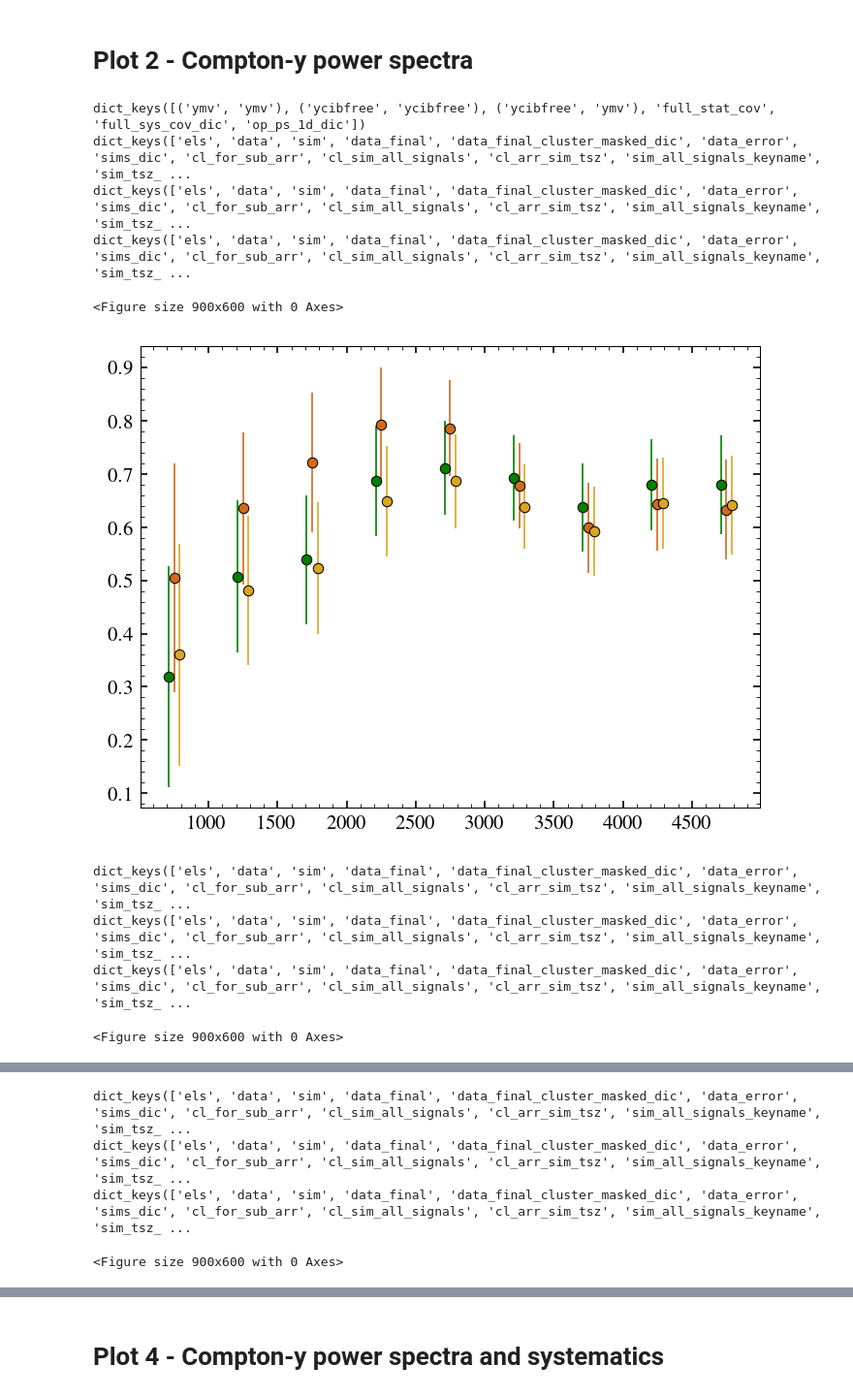
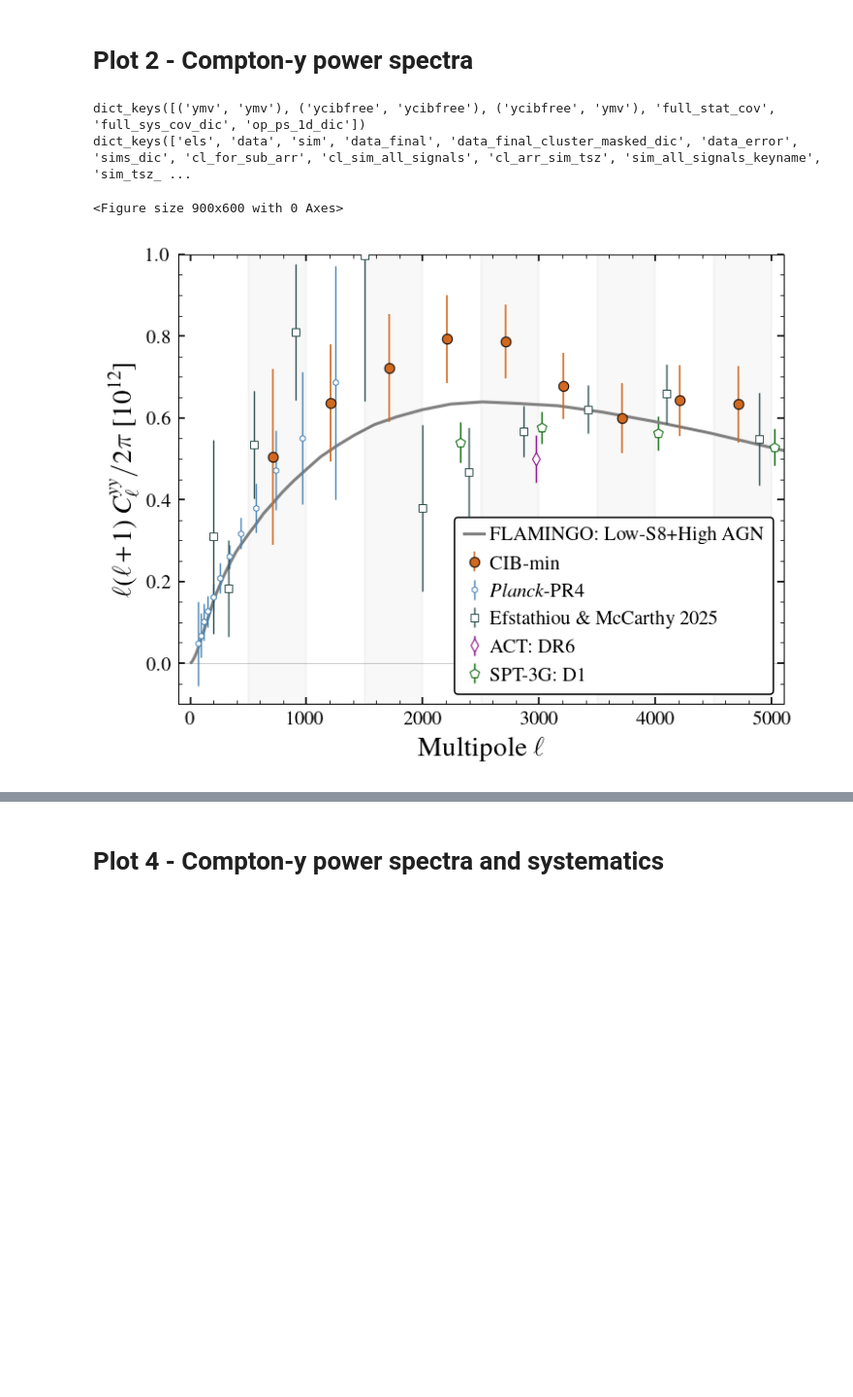
Before and after one commit to sriniraghunathan/tSZ_2pt_SPT_SPIRE, a Jupyter notebook: read_files_and_make_plots_for_meetings.ipynb, the cells around one changed output, grey strips where cells are left out. Shown: that part at 97% size. Saved outputs shown, nothing was run; the diff lists cells and outputs as text; code cells hidden in the pictures; blank space fills up the shorter version.

```diff
--- a/read_files_and_make_plots_for_meetings.ipynb
+++ b/read_files_and_make_plots_for_meetings.ipynb
@@ -87,11 +87,11 @@ fname = 'results/power_spectra_lmin500_lmax5000_deltal500/100d_tsz_final_estimat
 res_dic = np.load(fname, allow_pickle=True).item()
 print(res_dic.keys())
 
-m1_m2_ilc_comb_arr_to_plot = [('ymv', 'ymv'), ('ycibfree', 'ycibfree'), ('ycibfree', 'ymv'),]
-#m1_m2_ilc_comb_arr_to_plot = [('ycibfree', 'ycibfree')]
+#m1_m2_ilc_comb_arr_to_plot = [('ymv', 'ymv'), ('ycibfree', 'ycibfree'), ('ycibfree', 'ymv'),]
+m1_m2_ilc_comb_arr_to_plot = [('ycibfree', 'ycibfree')]
 show_error_decomposition = False #True ##False
 
-for tmpiter in range(4):
+for tmpiter in range(3, 4):
     clf()
     fsval = 14
     if show_error_decomposition:
@@ -211,9 +211,12 @@ for tmpiter in range(4):
         tsz_150_compton_y_fac = -2.6087267662385223
         tsz_143_compton_y_fac = -2.8458737521910122
 
-        act_points = [3.4, 0.4, 3000, tsz_150_compton_y_fac]
-        #spt_points = [3.42, 0.54, 3000, tsz_143_compton_y_fac]
-        spt_points = [4.84, 0.3, 3000, tsz_143_compton_y_fac]
+        act_points = [[3.4], [0.4], [3000], tsz_150_compton_y_fac]
+        #spt_points = [[3.42], [0.54], [3000], tsz_143_compton_y_fac]
+        #spt_points = [[4.84], [0.3], [3000], tsz_143_compton_y_fac],
+        spt_points = [[4.37,4.66,4.55,4.28,3.95],
+                      [0.4, 0.32, 0.34, 0.37, 0.41],
+                      [2300,3000,4000,5000,6000], tsz_143_compton_y_fac]
         '''
         act_spt_points_dic = {'act': [r'ACT-DR6' + '\n' + '(Louis el al. 2025)', 'purple', 'd', act_points],
                              'spt': [r'SPT' + '\n' + '(Reichardt el al. 2021)', 'coral', 'p', spt_points],
@@ -230,8 +233,9 @@ for tmpiter in range(4):
         for act_spt_keyname in act_spt_points_dic:
             labval, colorval, mkrval, points = act_spt_points_dic[act_spt_keyname]
             dl_tsz, dl_tsz_err, el_norm, tsz_scalefac = points
-            dl_yy = dl_tsz / tsz_scalefac**2.
-            dl_yy_err = dl_tsz_err / tsz_scalefac**2.
+            dl_yy = np.asarray( dl_tsz ) / tsz_scalefac**2.
+            dl_yy_err = np.asarray( dl_tsz_err ) / tsz_scalefac**2.
+            el_norm = np.asarray( el_norm )
             errorbar(el_norm + xshiftval, dl_yy, yerr = dl_yy_err,
                      marker = mkrval,
                      ms = msval,
@@ -332,37 +336,31 @@ for tmpiter in range(4):
             legfsval = fsval-1
             yloc = -0.02
             #leg1 = ax.legend(handles[data_inds], labels[data_inds], bbox_to_anchor = (0.67, yloc), loc = 4, fontsize = legfsval, ncol = 1, handletextpad = 0.1, columnspacing = 0.3, handlelength = 1., numpoints = 1, framealpha = 1.)
             leg1 = ax.legend(handles[data_inds], labels[data_inds], bbox_to_anchor = (0.56, yloc), loc = 4, fontsize = legfsval, ncol = 1, handletextpad = 0.1, columnspacing = 0.3, handlelength = 1., numpoints = 1, framealpha = 1.)
             #leg1.get_frame().set_edgecolor('whitesmoke')
             leg1.get_frame().set_linewidth(.75)
             ax.add_artist(leg1)
             leg2 = ax.legend(handles[other_inds], labels[other_inds], bbox_to_anchor = (1., yloc+0.01), loc = 4, fontsize = legfsval-3.5, ncol = 1, handletextpad = 0.5, columnspacing = 0.3, handlelength = 1., numpoints = 1, framealpha = 1.)
             #leg2.get_frame().set_edgecolor('whitesmoke')
             leg2.get_frame().set_linewidth(.5)
             leg2.set_zorder(0)
 
         else:
             legfsval = fsval-4
             leg1 = ax.legend(loc = 4, fontsize = legfsval, ncol = 1, handletextpad = 0.3, columnspacing = 0.3, handlelength = 1., numpoints = 1, framealpha = 1.)
             #leg1.get_frame().set_edgecolor('whitesmoke')
             leg1.get_frame().set_linewidth(.75)
 
 
 
         """
         legfsval = fsval+2
         legend(loc = 4, fontsize = legfsval, ncol = 1, handletextpad = 0.1, columnspacing = 0.3, handlelength = 1., numpoints = 1)
         """
 
     show()
 # %% [output]
 dict_keys([('ymv', 'ymv'), ('ycibfree', 'ycibfree'), ('ycibfree', 'ymv'), 'full_stat_cov', 'full_sys_cov_dic', 'op_ps_1d_dic'])
 dict_keys(['els', 'data', 'sim', 'data_final', 'data_final_cluster_masked_dic', 'data_error', 'sims_dic', 'cl_for_sub_arr', 'cl_sim_all_signals', 'cl_arr_sim_tsz', 'sim_all_signals_keyname', 'sim_tsz_ ...
-dict_keys(['els', 'data', 'sim', 'data_final', 'data_final_cluster_masked_dic', 'data_error', 'sims_dic', 'cl_for_sub_arr', 'cl_sim_all_signals', 'cl_arr_sim_tsz', 'sim_all_signals_keyname', 'sim_tsz_ ...
-dict_keys(['els', 'data', 'sim', 'data_final', 'data_final_cluster_masked_dic', 'data_error', 'sims_dic', 'cl_for_sub_arr', 'cl_sim_all_signals', 'cl_arr_sim_tsz', 'sim_all_signals_keyname', 'sim_tsz_ ...
 <Figure size 900x600 with 0 Axes>
-[figure, old version]
+[figure, new version]
-dict_keys(['els', 'data', 'sim', 'data_final', 'data_final_cluster_masked_dic', 'data_error', 'sims_dic', 'cl_for_sub_arr', 'cl_sim_all_signals', 'cl_arr_sim_tsz', 'sim_all_signals_keyname', 'sim_tsz_ ...
-dict_keys(['els', 'data', 'sim', 'data_final', 'data_final_cluster_masked_dic', 'data_error', 'sims_dic', 'cl_for_sub_arr', 'cl_sim_all_signals', 'cl_arr_sim_tsz', 'sim_all_signals_keyname', 'sim_tsz_ ...
-dict_keys(['els', 'data', 'sim', 'data_final', 'data_final_cluster_masked_dic', 'data_error', 'sims_dic', 'cl_for_sub_arr', 'cl_sim_all_signals', 'cl_arr_sim_tsz', 'sim_all_signals_keyname', 'sim_tsz_ ...
-<Figure size 900x600 with 0 Axes>
@@ -370,4 +366,0 @@ dict_keys(['els', 'data', 'sim', 'data_final', 'data_final_cluster_masked_dic',
-dict_keys(['els', 'data', 'sim', 'data_final', 'data_final_cluster_masked_dic', 'data_error', 'sims_dic', 'cl_for_sub_arr', 'cl_sim_all_signals', 'cl_arr_sim_tsz', 'sim_all_signals_keyname', 'sim_tsz_ ...
-dict_keys(['els', 'data', 'sim', 'data_final', 'data_final_cluster_masked_dic', 'data_error', 'sims_dic', 'cl_for_sub_arr', 'cl_sim_all_signals', 'cl_arr_sim_tsz', 'sim_all_signals_keyname', 'sim_tsz_ ...
-dict_keys(['els', 'data', 'sim', 'data_final', 'data_final_cluster_masked_dic', 'data_error', 'sims_dic', 'cl_for_sub_arr', 'cl_sim_all_signals', 'cl_arr_sim_tsz', 'sim_all_signals_keyname', 'sim_tsz_ ...
-<Figure size 900x600 with 0 Axes>
```
Also changed, not shown: parts of 1 cell of this notebook, 1 other file.
